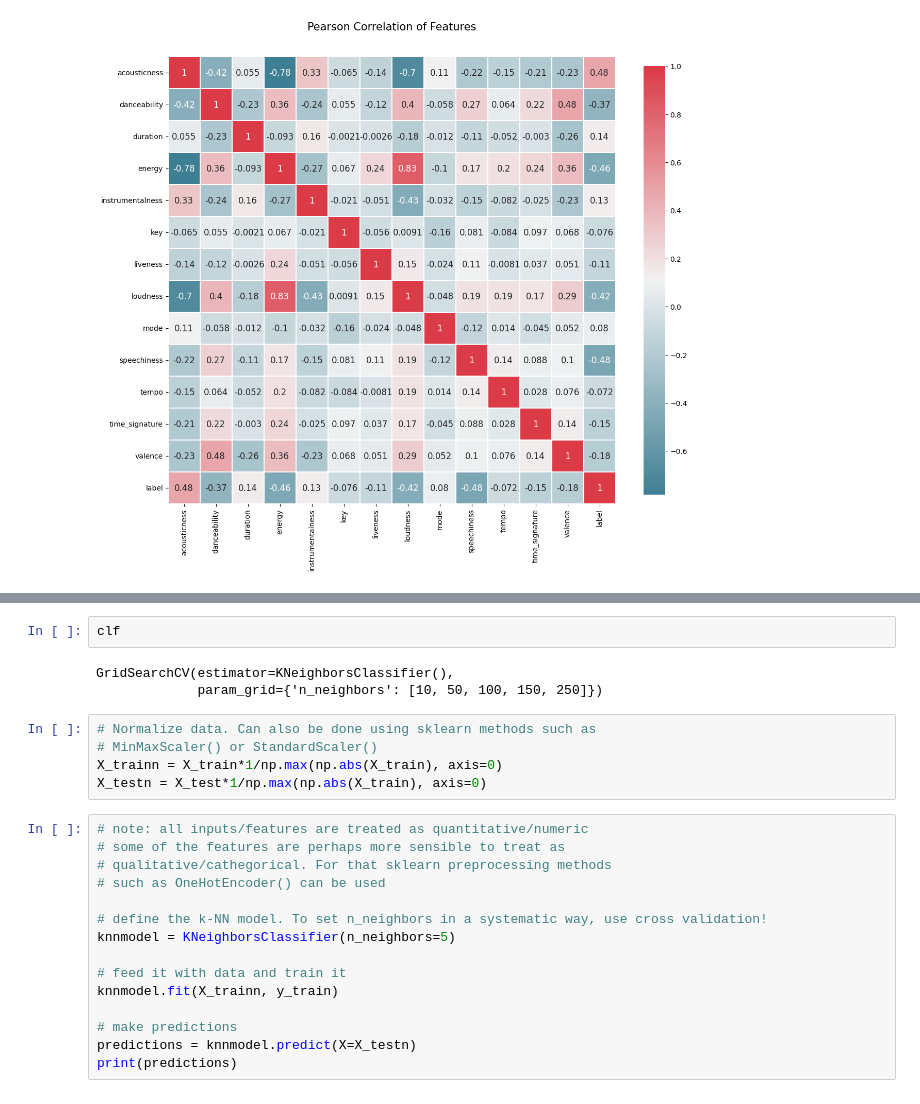
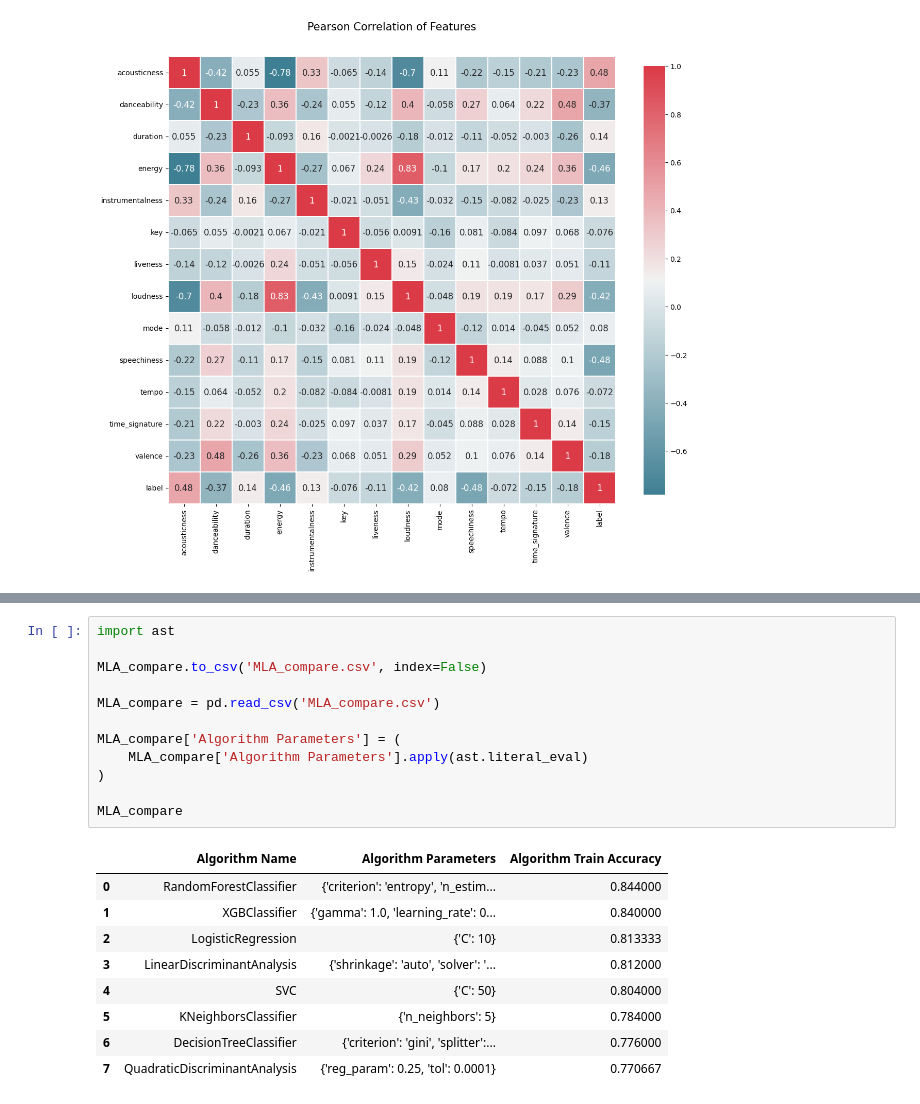
Before and after one commit to srkatsaras/FRTN65---Code-and-Notebooks, a Jupyter notebook: lab_song_classification.ipynb, the cells around one changed output, grey strips where cells are left out. Cells and saved outputs as stored; diff of their text form.

```diff
--- a/lab_song_classification.ipynb
+++ b/lab_song_classification.ipynb
@@ -332,25 +356,22 @@ parameters['XGBClassifier']
-# %%
-clf
-# %% [output]
-GridSearchCV(estimator=KNeighborsClassifier(),
-             param_grid={'n_neighbors': [10, 50, 100, 150, 250]})
-# %%
-# Normalize data. Can also be done using sklearn methods such as
-# MinMaxScaler() or StandardScaler()
-X_trainn = X_train*1/np.max(np.abs(X_train), axis=0)
-X_testn = X_test*1/np.max(np.abs(X_train), axis=0)
-# %%
-# note: all inputs/features are treated as quantitative/numeric
-# some of the features are perhaps more sensible to treat as
-# qualitative/cathegorical. For that sklearn preprocessing methods
-# such as OneHotEncoder() can be used
-
-# define the k-NN model. To set n_neighbors in a systematic way, use cross validation!
-knnmodel = KNeighborsClassifier(n_neighbors=5)
-
-# feed it with data and train it
-knnmodel.fit(X_trainn, y_train)
-
-# make predictions
-predictions = knnmodel.predict(X=X_testn)
-print(predictions)
+# %%
+import ast
+
+MLA_compare.to_csv('MLA_compare.csv', index=False)
+
+MLA_compare = pd.read_csv('MLA_compare.csv')
+
+MLA_compare['Algorithm Parameters'] = (
+    MLA_compare['Algorithm Parameters'].apply(ast.literal_eval)
+)
+
+MLA_compare
+# %% [output]
+|  | Algorithm Name | Algorithm Parameters | Algorithm Train Accuracy |
+| 0 | RandomForestClassifier | {'criterion': 'entropy', 'n_estim... | 0.844000 |
+| 1 | XGBClassifier | {'gamma': 1.0, 'learning_rate': 0... | 0.840000 |
+| 2 | LogisticRegression | {'C': 10} | 0.813333 |
+| 3 | LinearDiscriminantAnalysis | {'shrinkage': 'auto', 'solver': '... | 0.812000 |
+| 4 | SVC | {'C': 50} | 0.804000 |
+| 5 | KNeighborsClassifier | {'n_neighbors': 5} | 0.784000 |
+| 6 | DecisionTreeClassifier | {'criterion': 'gini', 'splitter':... | 0.776000 |
+| 7 | QuadraticDiscriminantAnalysis | {'reg_param': 0.25, 'tol': 0.0001} | 0.770667 |
```
Also changed, not shown: parts of 11 cells of this notebook.
